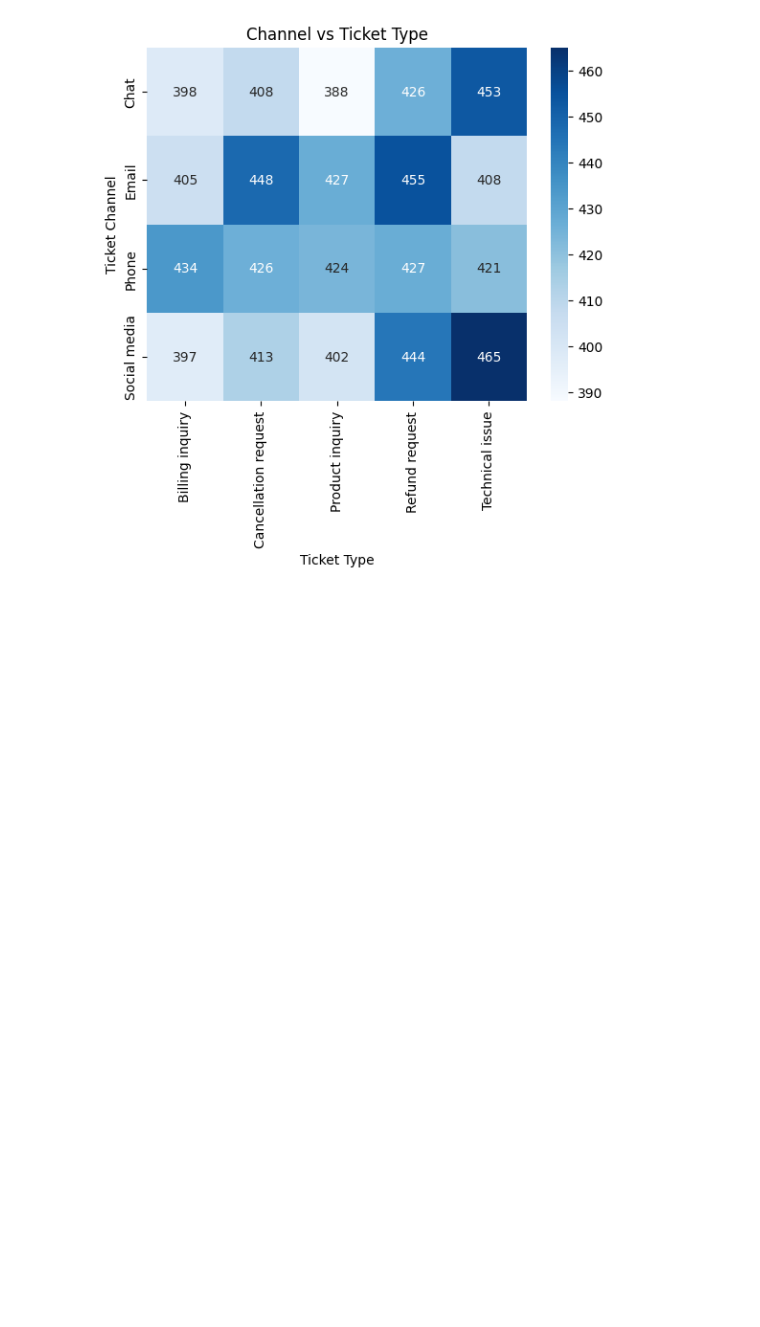
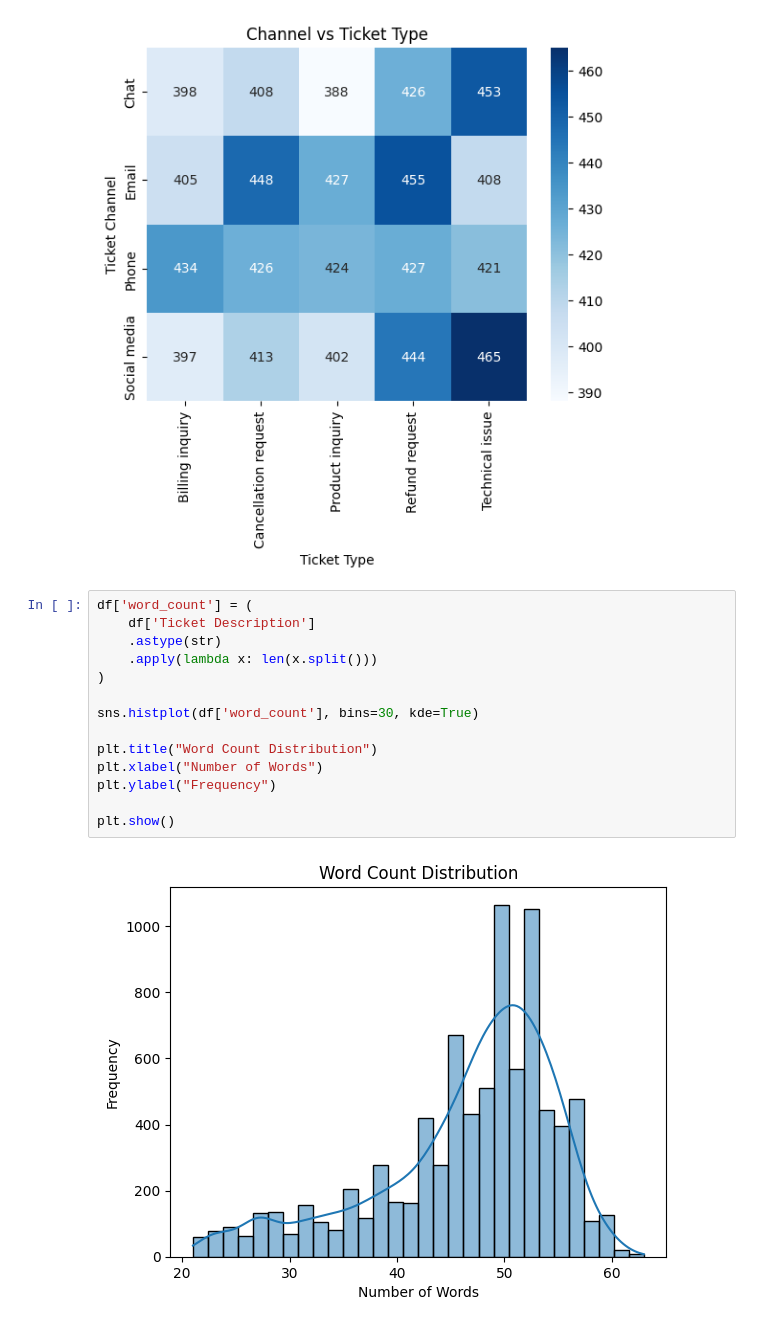
Before and after one commit to abdul-razzaq-au/AI-Powered-Customer-Support-Intelligence-Platform, a Jupyter notebook: notebooks/eda.ipynb, the cells around one changed output. Drawn from its saved outputs; the diff is of its cells as text; blank space fills up the shorter version.

```diff
--- a/notebooks/eda.ipynb
+++ b/notebooks/eda.ipynb
@@ -141,3 +183,19 @@ plt.title("Channel vs Ticket Type")
 plt.show()
 # %% [output]
 [figure]
+# %%
+df['word_count'] = (
+    df['Ticket Description']
+    .astype(str)
+    .apply(lambda x: len(x.split()))
+)
+
+sns.histplot(df['word_count'], bins=30, kde=True)
+
+plt.title("Word Count Distribution")
+plt.xlabel("Number of Words")
+plt.ylabel("Frequency")
+
+plt.show()
+# %% [output]
+[figure, added]
```
Also changed, not shown: parts of 14 cells of this notebook, 1 other file.
